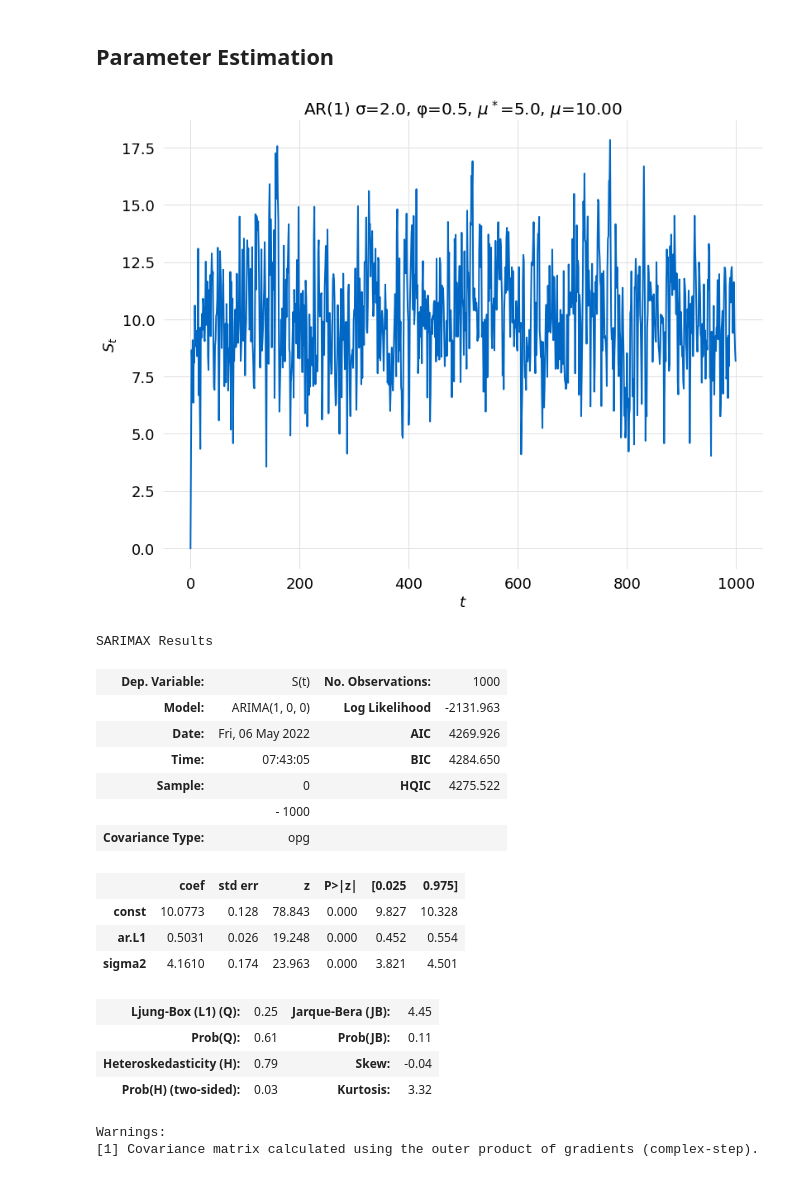
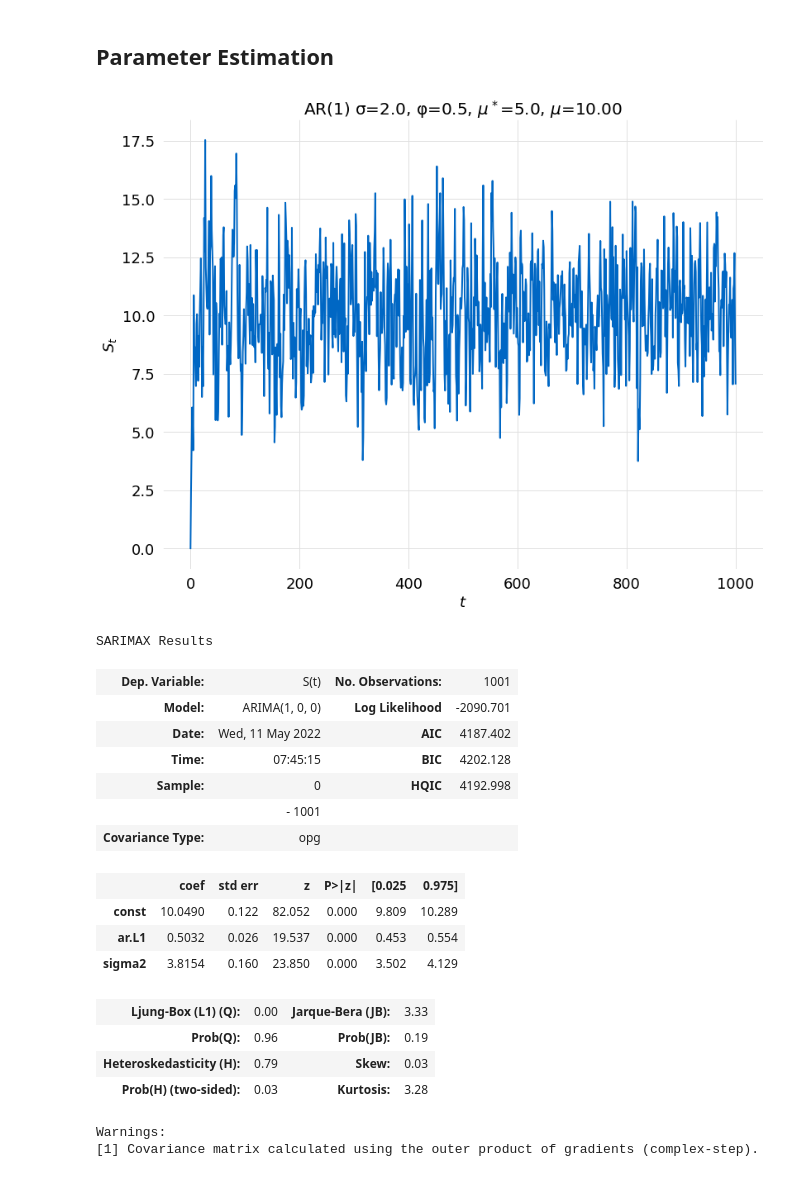
Before and after one commit to glyfish/alef, a Jupyter notebook: notebooks/random_processes/ar1_with_offset.ipynb, the cells around one changed output. Saved outputs shown, nothing was run; the diff lists cells and outputs as text; code cells hidden in the pictures.

```diff
--- a/notebooks/random_processes/ar1_with_offset.ipynb
+++ b/notebooks/random_processes/ar1_with_offset.ipynb
@@ -171,33 +172,33 @@ cumu_sd_plot(φ, σ, μ, nsample, title)
 # %%
 φ = 0.5
 μ = 5.0
 σ = 2.0
 nsample = 1000
 title = f"AR(1) σ={σ}, φ={φ}, " + r"$\mu^*$=" + f"{μ}," + r" $\mu$=" + f"{format(μ/(1.0-φ), '4.2f')}"
-df = arima.arp_offset([φ], μ, nsample, σ)
+df = DataSource.create_source_type(SourceType.AR_OFFSET, φ=[φ], μ=μ, σ=σ, xmax=nsample)
 curve(df, plot_type=DataPlotType.TIME_SERIES, title=title)
 # %% [output]
-[figure, old version]
+[figure, new version]
 # %%
-results = arima.ar_offset_fit(df, 1)
+results = perform_est(df, EstType.AR_OFFSET, order=1)
 results.summary()
 # %% [output]
 SARIMAX Results
-| Dep. Variable: | S(t) | No. Observations: | 1000 |
-| Model: | ARIMA(1, 0, 0) | Log Likelihood | -2131.963 |
-| Date: | Fri, 06 May 2022 | AIC | 4269.926 |
-| Time: | 07:43:05 | BIC | 4284.650 |
-| Sample: | 0 | HQIC | 4275.522 |
-|  | - 1000 |  |  |
+| Dep. Variable: | S(t) | No. Observations: | 1001 |
+| Model: | ARIMA(1, 0, 0) | Log Likelihood | -2090.701 |
+| Date: | Wed, 11 May 2022 | AIC | 4187.402 |
+| Time: | 07:45:15 | BIC | 4202.128 |
+| Sample: | 0 | HQIC | 4192.998 |
+|  | - 1001 |  |  |
 | Covariance Type: | opg |  |  |
 |  | coef | std err | z | P>|z| | [0.025 | 0.975] |
-| const | 10.0773 | 0.128 | 78.843 | 0.000 | 9.827 | 10.328 |
-| ar.L1 | 0.5031 | 0.026 | 19.248 | 0.000 | 0.452 | 0.554 |
-| sigma2 | 4.1610 | 0.174 | 23.963 | 0.000 | 3.821 | 4.501 |
+| const | 10.0490 | 0.122 | 82.052 | 0.000 | 9.809 | 10.289 |
+| ar.L1 | 0.5032 | 0.026 | 19.537 | 0.000 | 0.453 | 0.554 |
+| sigma2 | 3.8154 | 0.160 | 23.850 | 0.000 | 3.502 | 4.129 |
-| Ljung-Box (L1) (Q): | 0.25 | Jarque-Bera (JB): | 4.45 |
-| Prob(Q): | 0.61 | Prob(JB): | 0.11 |
-| Heteroskedasticity (H): | 0.79 | Skew: | -0.04 |
-| Prob(H) (two-sided): | 0.03 | Kurtosis: | 3.32 |
+| Ljung-Box (L1) (Q): | 0.00 | Jarque-Bera (JB): | 3.33 |
+| Prob(Q): | 0.96 | Prob(JB): | 0.19 |
+| Heteroskedasticity (H): | 0.79 | Skew: | 0.03 |
+| Prob(H) (two-sided): | 0.03 | Kurtosis: | 3.28 |
 Warnings:
 [1] Covariance matrix calculated using the outer product of gradients (complex-step).
 # %%
```
Also changed, not shown: parts of 19 cells of this notebook, 9 other files.
